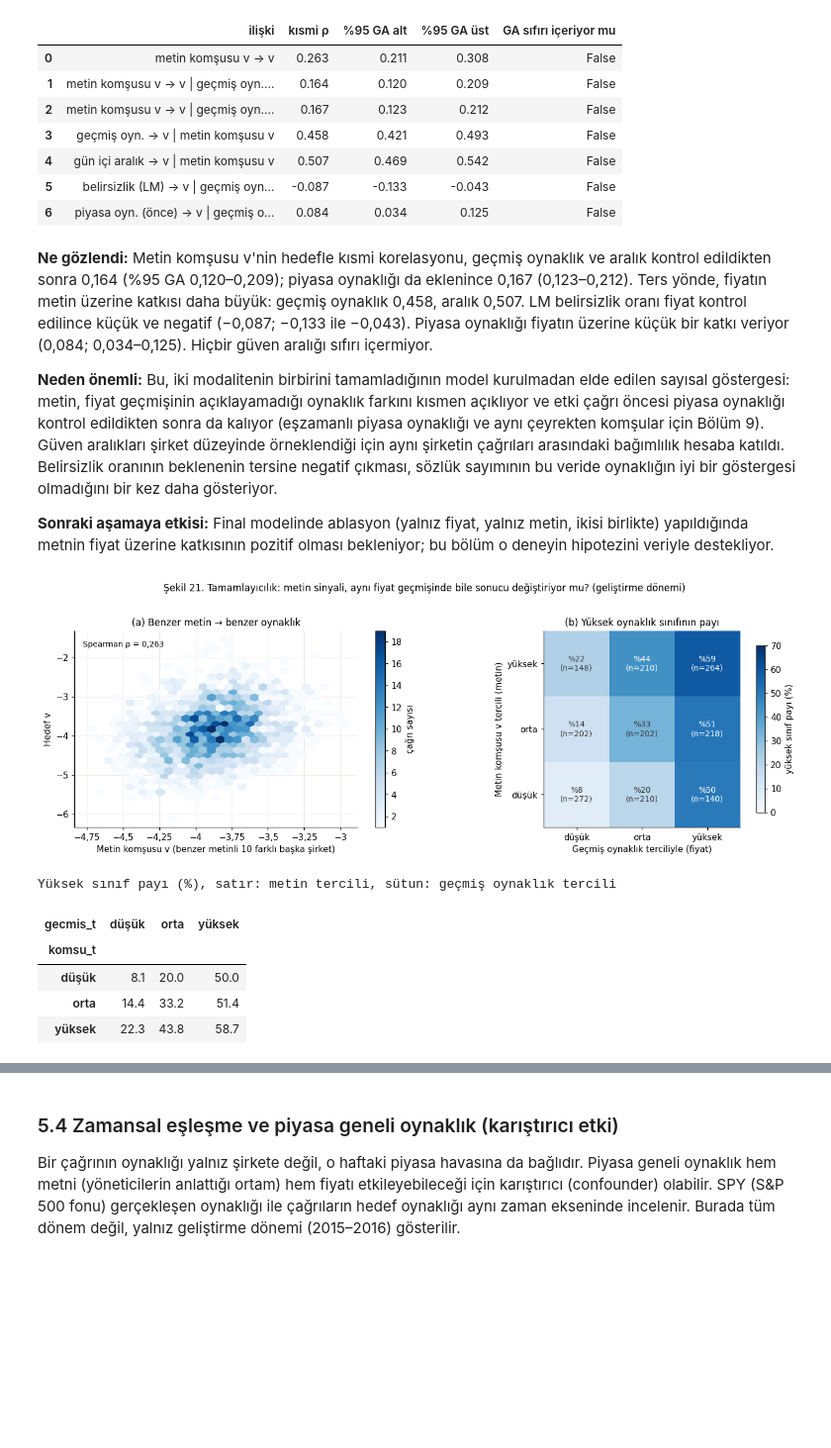
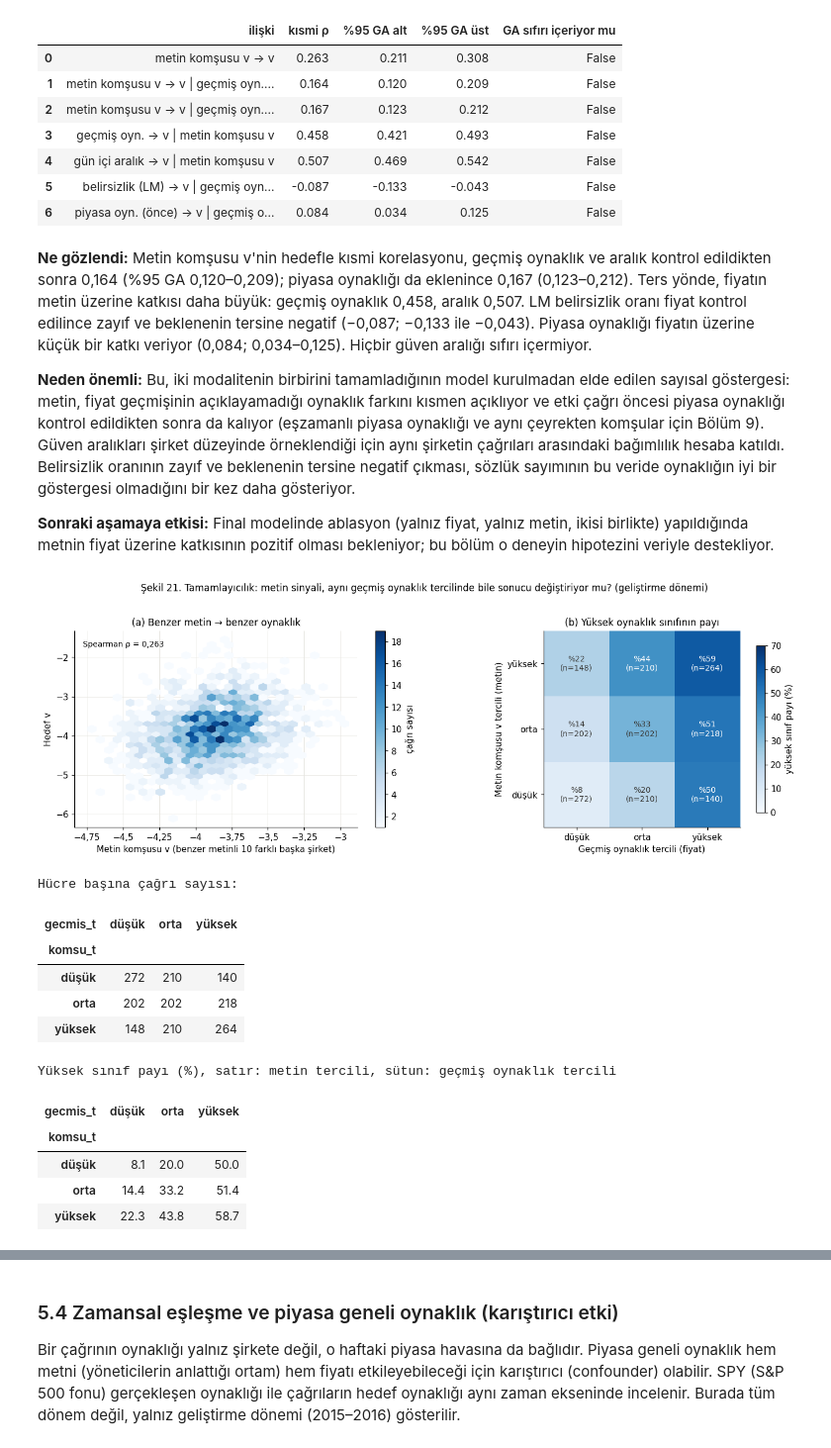
Before and after one commit to emirhanok1/kazanc-oynaklik, a Jupyter notebook: notebooks/03_kesifsel_analiz.ipynb, the cells around one changed output, grey strips where cells are left out. Shown at 99% size. Drawn from its saved outputs; the diff is of its cells as text; code cells hidden in the pictures; blank space fills up the shorter version.

```diff
--- a/notebooks/03_kesifsel_analiz.ipynb
+++ b/notebooks/03_kesifsel_analiz.ipynb
@@ -37,6 +37,7 @@ plt.rcParams.update({"figure.dpi": 110, "savefig.dpi": 200, "font.size": 10, "ax
                      "axes.spines.right": False, "axes.grid": True, "grid.color": "#e6e5e0", "grid.linewidth": 0.6,
                      "axes.axisbelow": True, "figure.facecolor": "white", "axes.titlesize": 11})
 pd.set_option("display.width", 170)
+pd.set_option("display.max_colwidth", 120)
 SINIF = etiket.SINIF_ADLARI
 
 
@@ -47,6 +48,11 @@ def kaydet(fig, ad):
 def tr(x, nd=0):
     """Sayıyı Türkçe yazar: binlik nokta, ondalık virgül."""
     return f"{x:,.{nd}f}".replace(",", "§").replace(".", ",").replace("§", ".").replace("-", "−")
+
+
+def pmetin(p):
+    """p-değerini yazar; çok küçük değerler kayan noktada 0 olduğu için '< 1e-16'."""
+    return f"= {p:.3g}" if p >= 1e-16 else "< 1e-16"
 
 
 VIRGUL = FuncFormatter(lambda x, _: f"{x:g}".replace(".", ",").replace("-", "−"))
@@ -122,9 +128,9 @@ for ax, k in zip(eksen, oz):
 fig.suptitle(f"Şekil 15. Sözlük temelli metin özellikleri sınıflara göre (geliştirme dönemi, n = {tr(len(e))})", y=1.05, fontsize=11)
 kaydet(fig, "f3_01_sozluk_siniflar")
 plt.show()
-for k in ["belirsizlik", "olumsuz", "olumlu", "net_ton", "hukuki", "kisitlayici", "zayif_kip", "sayisal", "n_kelime"]:
+for k in ["belirsizlik", "olumsuz", "olumlu", "net_ton", "hukuki", "kisitlayici", "zayif_kip", "guclu_kip", "sayisal", "n_kelime"]:
     H, p, eps = kw(e, k)
-    print(f"{k:12s} Spearman(v) = {stats.spearmanr(e[k], e.v)[0]:+.3f} | KW p = {p:.3g} | ε² = {eps:.4f}")
+    print(f"{k:12s} Spearman(v) = {stats.spearmanr(e[k], e.v)[0]:+.3f} | KW p {pmetin(p)} | ε² = {eps:.4f}")
 # %% [output]
 [figure]
 belirsizlik  Spearman(v) = -0.061 | KW p = 0.118 | ε² = 0.0023
@@ -524,50 +544,58 @@ kismi_tablo.round(3)
 | 5 | belirsizlik (LM) → v | geçmiş oyn... | -0.087 | -0.133 | -0.043 | False |
 | 6 | piyasa oyn. (önce) → v | geçmiş o... | 0.084 | 0.034 | 0.125 | False |
 # %% [markdown]
-**Ne gözlendi:** Metin komşusu v'nin hedefle kısmi korelasyonu, geçmiş oynaklık ve aralık kontrol edildikten sonra 0,164 (%95 GA 0,120–0,209); piyasa oynaklığı da eklenince 0,167 (0,123–0,212). Ters yönde, fiyatın metin üzerine katkısı daha büyük: geçmiş oynaklık 0,458, aralık 0,507. LM belirsizlik oranı fiyat kontrol edilince küçük ve negatif (−0,087; −0,133 ile −0,043). Piyasa oynaklığı fiyatın üzerine küçük bir katkı veriyor (0,084; 0,034–0,125). Hiçbir güven aralığı sıfırı içermiyor.
+**Ne gözlendi:** Metin komşusu v'nin hedefle kısmi korelasyonu, geçmiş oynaklık ve aralık kontrol edildikten sonra 0,164 (%95 GA 0,120–0,209); piyasa oynaklığı da eklenince 0,167 (0,123–0,212). Ters yönde, fiyatın metin üzerine katkısı daha büyük: geçmiş oynaklık 0,458, aralık 0,507. LM belirsizlik oranı fiyat kontrol edilince zayıf ve beklenenin tersine negatif (−0,087; −0,133 ile −0,043). Piyasa oynaklığı fiyatın üzerine küçük bir katkı veriyor (0,084; 0,034–0,125). Hiçbir güven aralığı sıfırı içermiyor.
 
-**Neden önemli:** Bu, iki modalitenin birbirini tamamladığının model kurulmadan elde edilen sayısal göstergesi: metin, fiyat geçmişinin açıklayamadığı oynaklık farkını kısmen açıklıyor ve etki çağrı öncesi piyasa oynaklığı kontrol edildikten sonra da kalıyor (eşzamanlı piyasa oynaklığı ve aynı çeyrekten komşular için Bölüm 9). Güven aralıkları şirket düzeyinde örneklendiği için aynı şirketin çağrıları arasındaki bağımlılık hesaba katıldı. Belirsizlik oranının beklenenin tersine negatif çıkması, sözlük sayımının bu veride oynaklığın iyi bir göstergesi olmadığını bir kez daha gösteriyor.
+**Neden önemli:** Bu, iki modalitenin birbirini tamamladığının model kurulmadan elde edilen sayısal göstergesi: metin, fiyat geçmişinin açıklayamadığı oynaklık farkını kısmen açıklıyor ve etki çağrı öncesi piyasa oynaklığı kontrol edildikten sonra da kalıyor (eşzamanlı piyasa oynaklığı ve aynı çeyrekten komşular için Bölüm 9). Güven aralıkları şirket düzeyinde örneklendiği için aynı şirketin çağrıları arasındaki bağımlılık hesaba katıldı. Belirsizlik oranının zayıf ve beklenenin tersine negatif çıkması, sözlük sayımının bu veride oynaklığın iyi bir göstergesi olmadığını bir kez daha gösteriyor.
 
 **Sonraki aşamaya etkisi:** Final modelinde ablasyon (yalnız fiyat, yalnız metin, ikisi birlikte) yapıldığında metnin fiyat üzerine katkısının pozitif olması bekleniyor; bu bölüm o deneyin hipotezini veriyle destekliyor.
 # %%
 e["gecmis_t"] = pd.qcut(e.gecmis_oyn_60, 3, labels=["düşük", "orta", "yüksek"])
 e["komsu_t"] = pd.qcut(e.komsu_v, 3, labels=["düşük", "orta", "yüksek"])
 pay = e.assign(yuksek=(e.sinif == 2)).pivot_table(index="komsu_t", columns="gecmis_t", values="yuksek", aggfunc="mean", observed=False) * 100
 say = e.pivot_table(index="komsu_t", columns="gecmis_t", values="v", aggfunc="size", observed=False)
 
 fig, (a1, a2) = plt.subplots(1, 2, figsize=(12.5, 4.4), gridspec_kw={"width_ratios": [1.1, 1]})
 hb = a1.hexbin(e.komsu_v, e.v, gridsize=30, cmap="Blues", mincnt=1)
 a1.text(0.03, 0.95, f"Spearman ρ = {tr(stats.spearmanr(e.komsu_v, e.v)[0], 3)}", transform=a1.transAxes, va="top", fontsize=9)
 a1.set_xlabel("Metin komşusu v (benzer metinli 10 farklı başka şirket)")
 a1.set_ylabel("Hedef v")
 a1.set_title("(a) Benzer metin → benzer oynaklık")
 a1.xaxis.set_major_formatter(VIRGUL); a1.yaxis.set_major_formatter(VIRGUL)
 fig.colorbar(hb, ax=a1, label="çağrı sayısı")
 im = a2.imshow(pay.values, cmap="Blues", vmin=0, vmax=70, origin="lower")
 for i in range(3):
     for j in range(3):
         a2.text(j, i, f"%{tr(pay.values[i, j], 0)}\n(n={say.values[i, j]})", ha="center", va="center", fontsize=9,
                 color="white" if pay.values[i, j] > 40 else KOYU)
 a2.set_xticks(range(3), pay.columns); a2.set_yticks(range(3), pay.index)
-a2.set_xlabel("Geçmiş oynaklık terciliyle (fiyat)")
+a2.set_xlabel("Geçmiş oynaklık tercili (fiyat)")
 a2.set_ylabel("Metin komşusu v tercili (metin)")
 a2.grid(False)
 a2.set_title("(b) Yüksek oynaklık sınıfının payı")
 fig.colorbar(im, ax=a2, label="yüksek sınıf payı (%)", shrink=0.85)
-fig.suptitle("Şekil 21. Tamamlayıcılık: metin sinyali, aynı fiyat geçmişinde bile sonucu değiştiriyor mu? (geliştirme dönemi)", y=1.02, fontsize=11)
+fig.suptitle("Şekil 21. Tamamlayıcılık: metin sinyali, aynı geçmiş oynaklık tercilinde bile sonucu değiştiriyor mu? (geliştirme dönemi)", y=1.02, fontsize=11)
 fig.tight_layout()
 kaydet(fig, "f3_07_tamamlayicilik")
 plt.show()
+print("Hücre başına çağrı sayısı:")
+display(say)
 print("Yüksek sınıf payı (%), satır: metin tercili, sütun: geçmiş oynaklık tercili")
 pay.round(1)
 # %% [output]
-[figure, old version]
+[figure, new version]
-Yüksek sınıf payı (%), satır: metin tercili, sütun: geçmiş oynaklık tercili
+Hücre başına çağrı sayısı:
 | gecmis_t | düşük | orta | yüksek |
 | komsu_t |  |  |  |
-| düşük | 8.1 | 20.0 | 50.0 |
-| orta | 14.4 | 33.2 | 51.4 |
-| yüksek | 22.3 | 43.8 | 58.7 |
+| düşük | 272 | 210 | 140 |
+| orta | 202 | 202 | 218 |
+| yüksek | 148 | 210 | 264 |
+Yüksek sınıf payı (%), satır: metin tercili, sütun: geçmiş oynaklık tercili
+| gecmis_t | düşük | orta | yüksek |
+| komsu_t |  |  |  |
+| düşük | 8.1 | 20.0 | 50.0 |
+| orta | 14.4 | 33.2 | 51.4 |
+| yüksek | 22.3 | 43.8 | 58.7 |
 # %% [markdown]
 **Ne gözlendi:** Aynı geçmiş oynaklık tercili içinde metin sinyali yükseldikçe yüksek oynaklık sınıfının payı artıyor: düşük geçmiş oynaklıkta %8,1 → %14,4 → %22,3; orta tercilde %20,0 → %33,2 → %43,8; yüksek tercilde %50,0 → %51,4 → %58,7. En yüksek pay iki modalitenin birlikte yüksek olduğu hücrede (%58,7), en düşük pay ikisinin birlikte düşük olduğu hücrede (%8,1).
 
```
Also changed, not shown: parts of 27 cells of this notebook, 8 other files.
